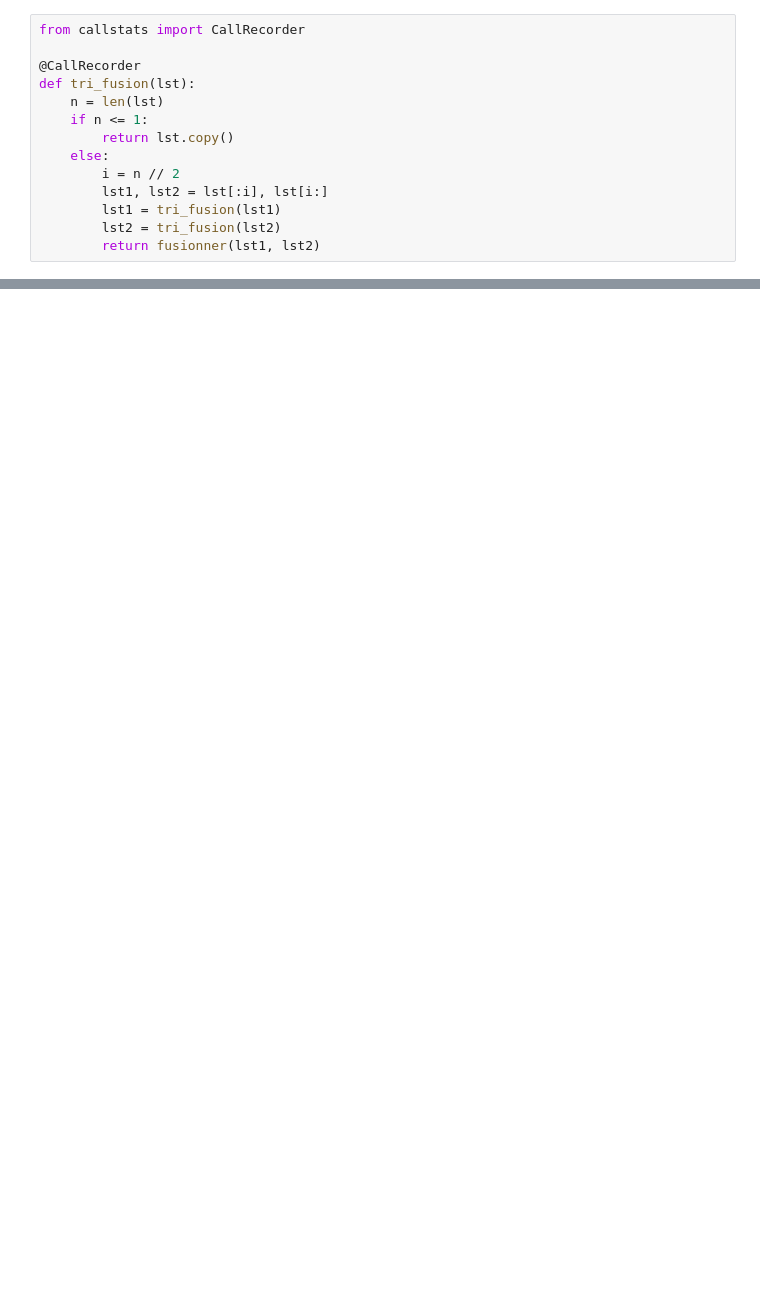
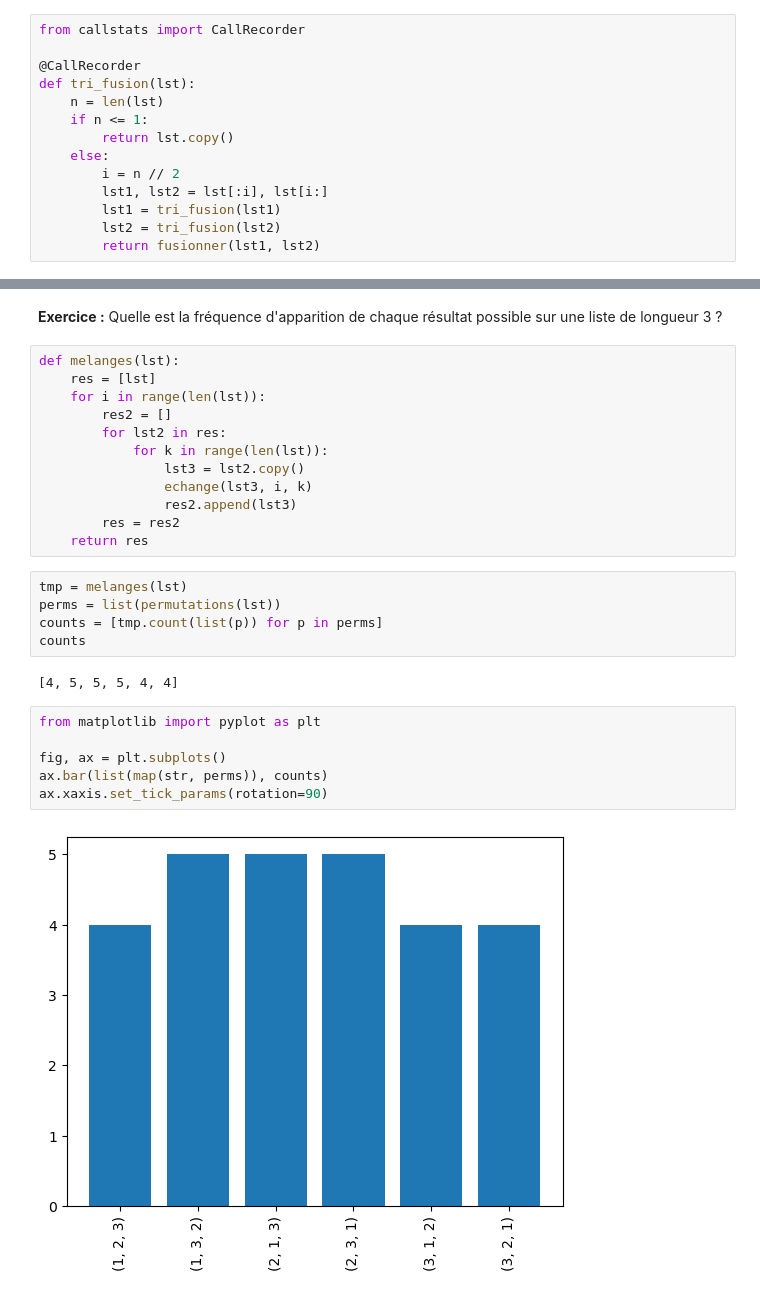
Before and after one commit to UGE-IGM/amphis-AP2, a Jupyter notebook: 07-tris.ipynb, the cells around one changed output, grey strips where cells are left out. Saved outputs shown, nothing was run; the diff lists cells and outputs as text; blank space fills up the shorter version.

```diff
--- a/07-tris.ipynb
+++ b/07-tris.ipynb
@@ -1039,0 +1256,29 @@ call.graph()
+# %% [markdown]
+**Exercice :** Quelle est la fréquence d'apparition de chaque résultat possible sur une liste de longueur 3 ?
+# %%
+def melanges(lst):
+    res = [lst]
+    for i in range(len(lst)):
+        res2 = []
+        for lst2 in res:
+            for k in range(len(lst)):
+                lst3 = lst2.copy()
+                echange(lst3, i, k)
+                res2.append(lst3)
+        res = res2
+    return res
+# %%
+tmp = melanges(lst)
+perms = list(permutations(lst))
+counts = [tmp.count(list(p)) for p in perms]
+counts
+# %% [output]
+[4, 5, 5, 5, 4, 4]
+# %%
+from matplotlib import pyplot as plt
+
+fig, ax = plt.subplots()
+ax.bar(list(map(str, perms)), counts)
+ax.xaxis.set_tick_params(rotation=90)
+# %% [output]
+[figure, added]
```
Also changed, not shown: parts of 66 cells of this notebook, 8 other files.
